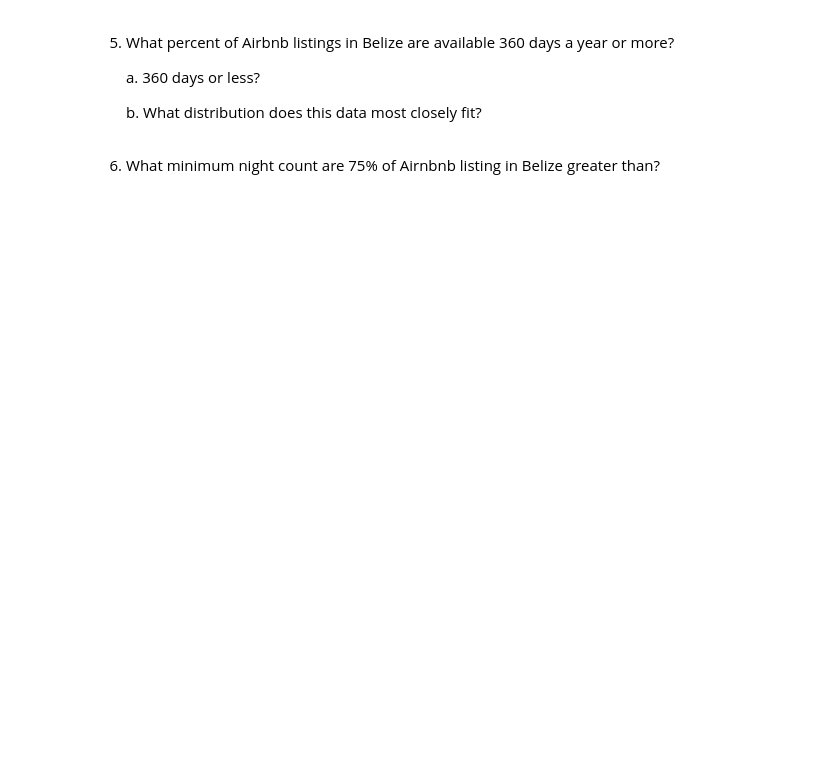
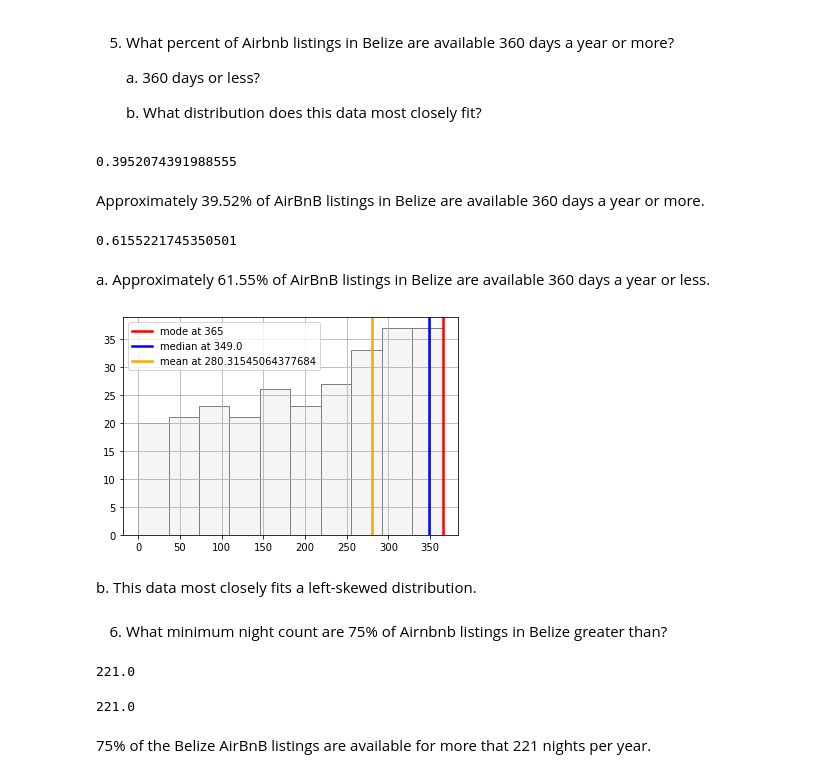
Before and after one commit to christina-schwa/week09, a Jupyter notebook: Schwaller_probability_homework_week09.ipynb, the cells around one changed output. Saved outputs shown, nothing was run; the diff lists cells and outputs as text; code cells hidden in the pictures; blank space fills up the shorter version.

Commit message:
Re-uploading completed Week 9 probability homework

```diff
--- a/Schwaller_probability_homework_week09.ipynb
+++ b/Schwaller_probability_homework_week09.ipynb
@@ -146,5 +179,65 @@ belize_std
     a.	360 days or less?
 
     b.	What distribution does this data most closely fit?
+# %%
+pct_avail_360_plus = belize_data_df.loc[belize_data_df['availability_365'] >= 360, 'availability_365'].count()/belize_data_df['availability_365'].count()
+pct_avail_360_plus
+# %% [output]
+0.3952074391988555
+# %% [markdown]
+Approximately 39.52% of AirBnB listings in Belize are available 360 days a year or more.
+# %%
+pct_avail_360_minus = belize_data_df.loc[belize_data_df['availability_365'] <= 360, 'availability_365'].count()/belize_data_df['availability_365'].count()
+pct_avail_360_minus
+# %% [output]
+0.6155221745350501
+# %% [markdown]
+a. Approximately 61.55% of AirBnB listings in Belize are available 360 days a year or less.
+# %%
+# Create probability distribution
+avail_365_dist = belize_data_df["availability_365"].value_counts() / belize_data_df.shape[0]
+
+# Reset index and rename columns
+avail_365_dist = avail_365_dist.reset_index()
+avail_365_dist.columns = ["availability_365", "prob"]
+
+# Expected value
+avail_365_exp_val = np.sum(avail_365_dist["availability_365"] * avail_365_dist["prob"])
+
+# Subset prices under $50
+#price_under_50 = price_dist[price_dist["price"] < 50]
+
+# Sum the probabilities of price_under_50
+#prob_price_under_50 = np.sum(price_under_50["prob"])
+#print("Probability of price under $50: ", prob_price_under_50)
+# %%
+mean_avail_365 = belize_data_df['availability_365'].mean()
+median_avail_365 = belize_data_df['availability_365'].median()
+mode_avail_365 = belize_data_df['availability_365'].mode().iloc[0]
+
+
+avail_365_dist["availability_365"].hist(bins=None, color='whitesmoke', edgecolor='gray')
+measurements = [mode_avail_365, median_avail_365, mean_avail_365]
+names = ["mode", "median", "mean"]
+colors = ['red', 'blue', 'orange']
+for measurement, name, color in zip(measurements, names, colors):
+    plt.axvline(x=measurement, linewidth=2.5, label='{0} at {1}'.format(name, measurement), c=color)
+plt.legend();
+# %% [output]
+[figure, added]
+# %% [markdown]
+b. This data most closely fits a left-skewed distribution.
 # %% [markdown]
-6.	What minimum night count are 75% of Airnbnb listing in Belize greater than?
+6.	What minimum night count are 75% of Airnbnb listings in Belize greater than?
+# %%
+#Calculate 25th percentile:
+belize_data_df.availability_365.quantile(0.25)
+# %% [output]
+221.0
+# %%
+#Same calculation, using numpy:
+np.quantile(belize_data_df["availability_365"], 0.25)
+# %% [output]
+221.0
+# %% [markdown]
+75% of the Belize AirBnB listings are available for more that 221 nights per year.
```
Also changed, not shown: parts of 12 cells of this notebook.
